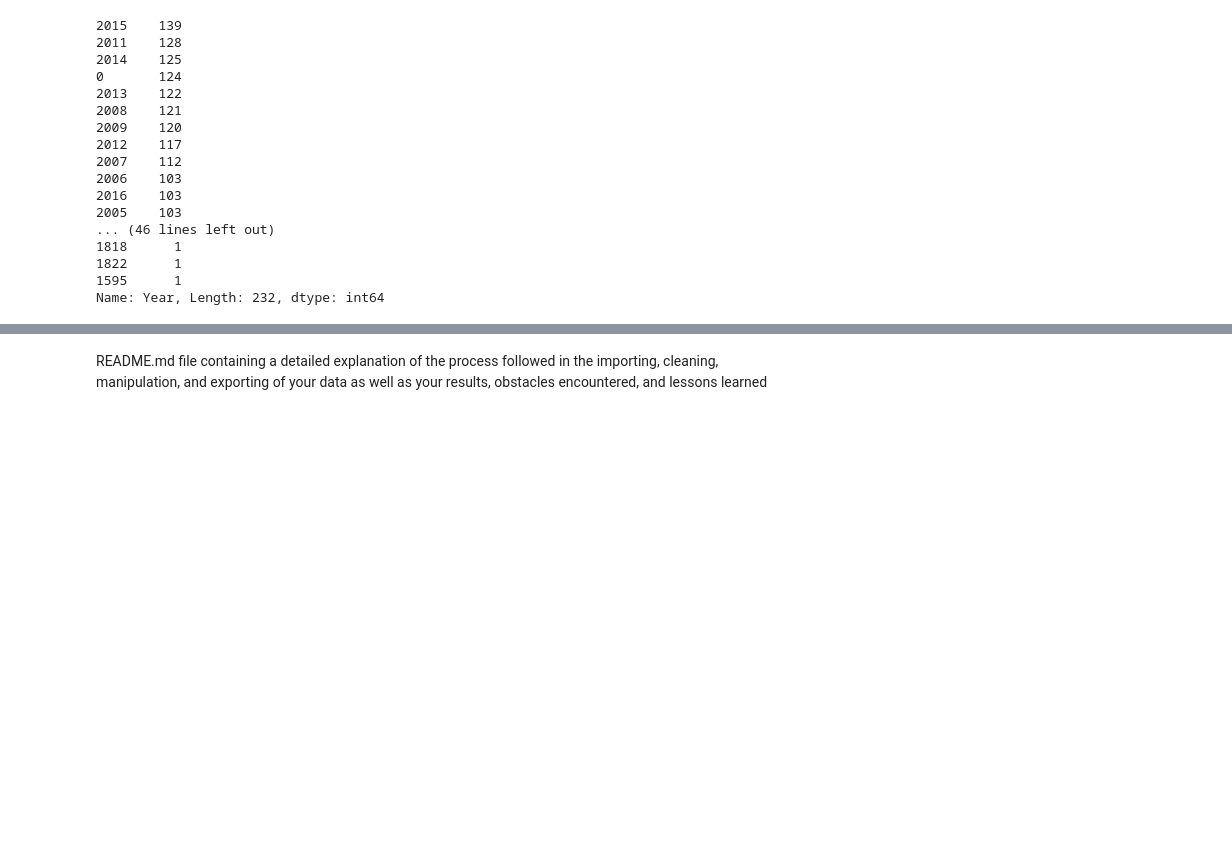
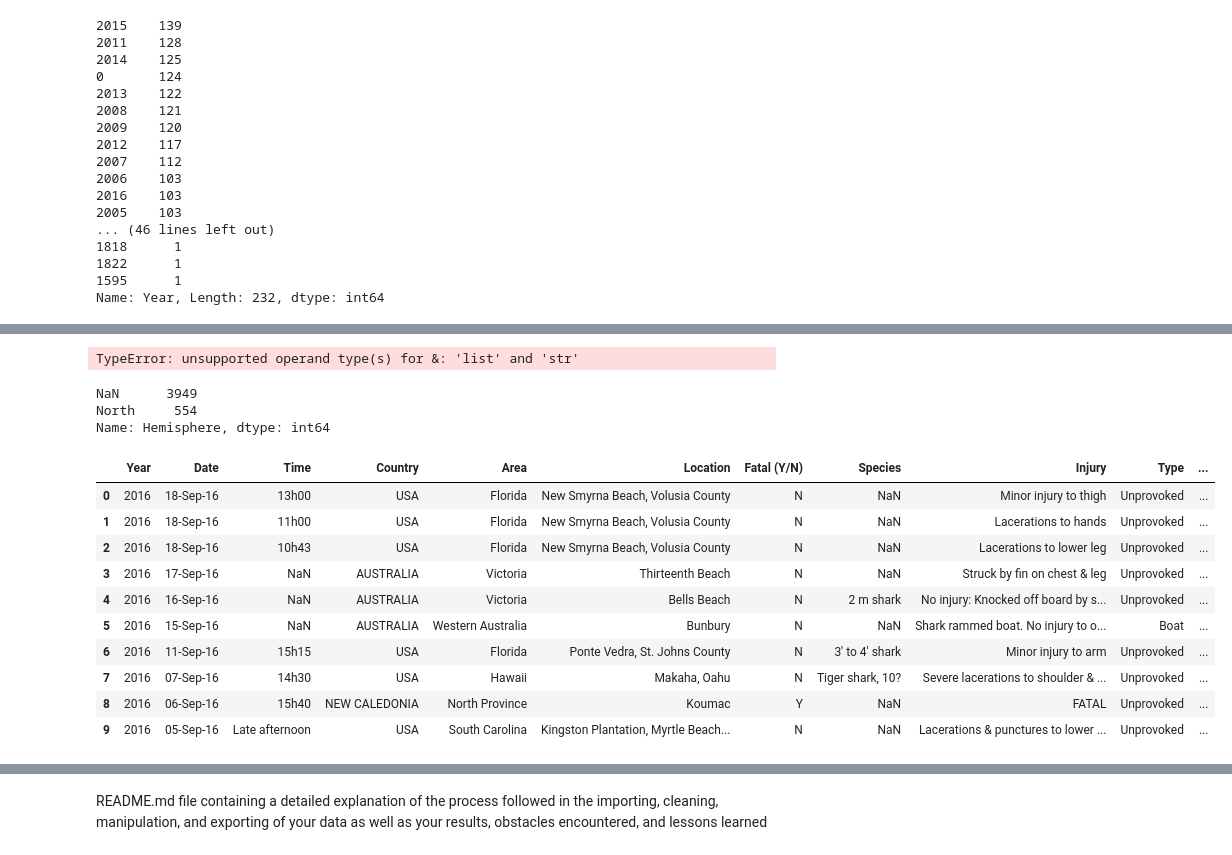
Before and after one commit to ironhack-datalabs/datamad0419, a Jupyter notebook: module-1/pandas-project/your-code/Pandas-project.ipynb, the cells around one changed output, grey strips where cells are left out. Cells and saved outputs as stored; diff of their text form; code cells hidden in the pictures; blank space fills up the shorter version.

```diff
--- a/module-1/pandas-project/your-code/Pandas-project.ipynb
+++ b/module-1/pandas-project/your-code/Pandas-project.ipynb
@@ -244,0 +397,14 @@ df['Age'].value_counts()
+# %%
+# AGE: Data cleaning and Manipulation:
+# Defining Age cleaning function:
+def age_cleaning(x):
+    pattern1 = '\D'
+    x_new = re.sub(pattern1,'', x)
+    if len(x_new) >0 & len(x_new) <= 2:
+        return x_new
+    elif len(x_new) > 2:
+        return x_new[0:2]
+    else:
+        return 'NaN'
+# we apply the cleaning date function to age var
+df['Age'] = df['Age'].apply(age_cleaning)
@@ -244,0 +413,5 @@ df['Age'].value_counts()
+# %%
+# COUNTRY - strip leading and trailing space: removing spaces from both left and right side of the strings
+df['Country'] = df['Country'].apply(lambda x: x.str.strip())
+# COUNTRY - exploratory analysis
+df['Country'].value_counts().head(50)
@@ -244,0 +473,6 @@ df['Age'].value_counts()
+# %%
+north_list = north.upper().split(',')
+south_list = north.upper().split(',')
+print('HEMISPHERE NORTH is composed by:\n',north_list)
+print('\n')
+print('HEMISPHERE SOUTH is composed by:\n',south_list)
@@ -245,6 +486,39 @@ df['Age'].value_counts()
+# %%
+# HEMISPHERE: Data Manipulation:
+# Defining Hemisphere Assigning function:
+def hem_assign(x):
+    if x in south_list & x not in north_list:
+        return 'South'
+    elif x in north_list & x not in south_list:
+        return 'North'
+# Applying Hemisphere Assigning function to a new Column:
+df['Hemisphere'] = df['Country'].apply(hem_assign)
+
+#df['c'] = df.apply(lambda row: row.a + row.b, axis=1)
+#df = df.assign(hemisphere=hemisphere.values)
+# %% [output]
+TypeError: unsupported operand type(s) for &: 'list' and 'str'
 # %%
-# COUNTRY - exploratory analysis
-df['Country'].value_counts()
+# HEMISPHERE - exploratory analysis
+df['Hemisphere'].value_counts()
+# %% [output]
+NaN      3949
+North     554
+Name: Hemisphere, dtype: int64
+# %%
+df.head(10)
+# %% [output]
+|  | Year | Date | Time | Country | Area | Location | Fatal (Y/N) | Species | Injury | Type | ... |
+| 0 | 2016 | 18-Sep-16 | 13h00 | USA | Florida | New Smyrna Beach, Volusia County | N | NaN | Minor injury to thigh | Unprovoked | ... |
+| 1 | 2016 | 18-Sep-16 | 11h00 | USA | Florida | New Smyrna Beach, Volusia County | N | NaN | Lacerations to hands | Unprovoked | ... |
+| 2 | 2016 | 18-Sep-16 | 10h43 | USA | Florida | New Smyrna Beach, Volusia County | N | NaN | Lacerations to lower leg | Unprovoked | ... |
+| 3 | 2016 | 17-Sep-16 | NaN | AUSTRALIA | Victoria | Thirteenth Beach | N | NaN | Struck by fin on chest & leg | Unprovoked | ... |
+| 4 | 2016 | 16-Sep-16 | NaN | AUSTRALIA | Victoria | Bells Beach | N | 2 m shark | No injury: Knocked off board by s... | Unprovoked | ... |
+| 5 | 2016 | 15-Sep-16 | NaN | AUSTRALIA | Western Australia | Bunbury | N | NaN | Shark rammed boat. No injury to o... | Boat | ... |
+| 6 | 2016 | 11-Sep-16 | 15h15 | USA | Florida | Ponte Vedra, St. Johns County | N | 3' to 4' shark | Minor injury to arm | Unprovoked | ... |
+| 7 | 2016 | 07-Sep-16 | 14h30 | USA | Hawaii | Makaha, Oahu | N | Tiger shark, 10? | Severe lacerations to shoulder & ... | Unprovoked | ... |
+| 8 | 2016 | 06-Sep-16 | 15h40 | NEW CALEDONIA | North Province | Koumac | Y | NaN | FATAL | Unprovoked | ... |
+| 9 | 2016 | 05-Sep-16 | Late afternoon | USA | South Carolina | Kingston Plantation, Myrtle Beach... | N | NaN | Lacerations & punctures to lower ... | Unprovoked | ... |
 # %%
 # TIME - exploratory analysis
 df['Time'].value_counts()
```
Also changed, not shown: parts of 38 cells of this notebook.
